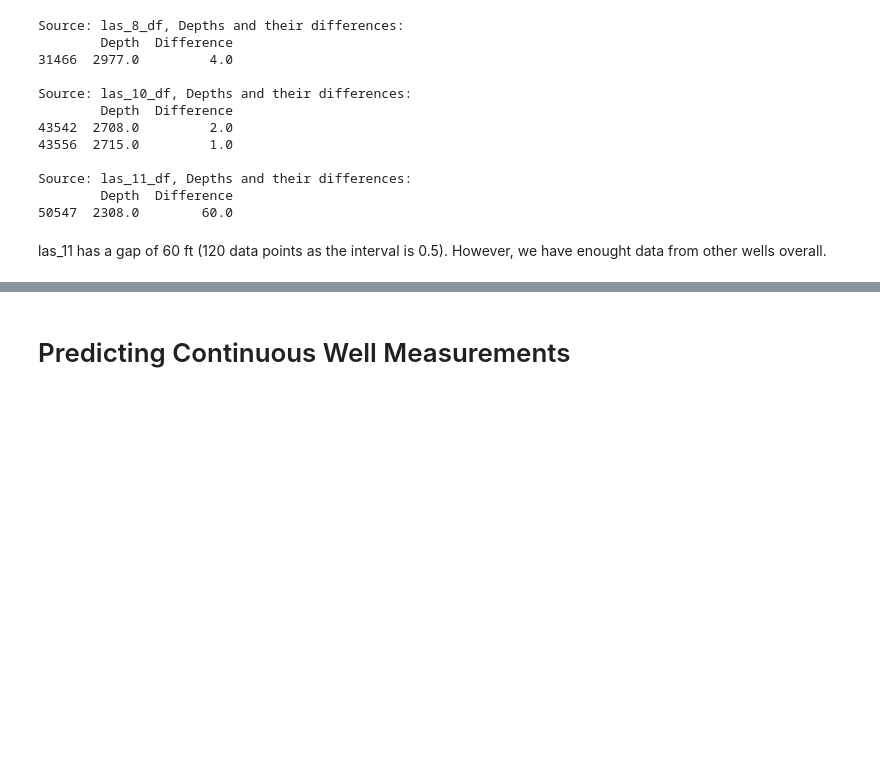
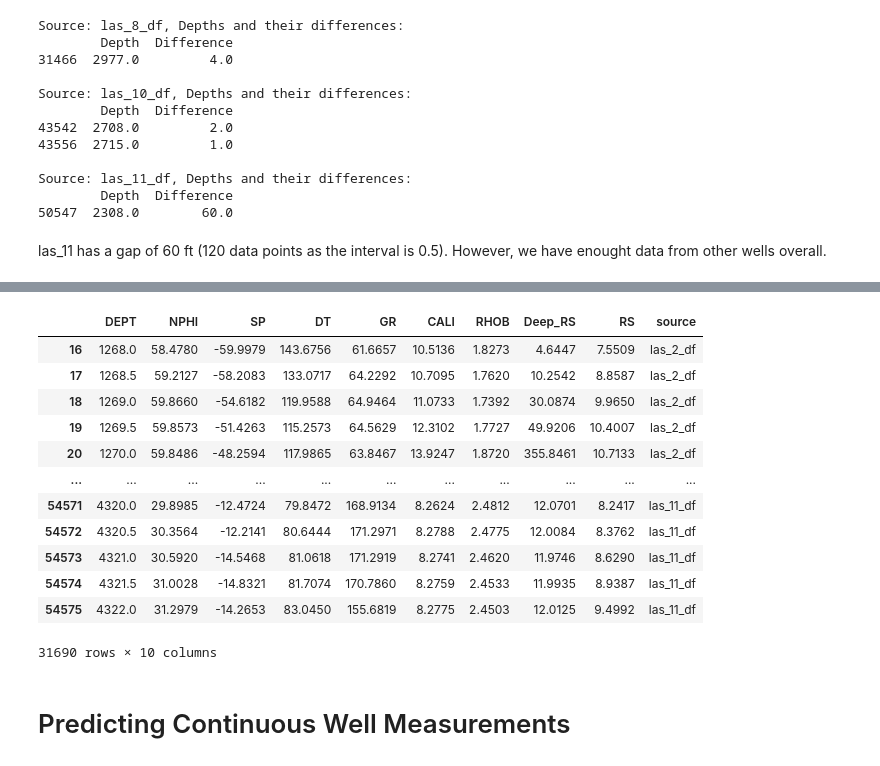
Before and after one commit to jcmefra/Petrophysics-Machine-Learning, a Jupyter notebook: notebook.ipynb, the cells around one changed output, grey strips where cells are left out. Cells and saved outputs as stored; diff of their text form; code cells hidden in the pictures; blank space fills up the shorter version.

```diff
--- a/notebook.ipynb
+++ b/notebook.ipynb
@@ -351,2 +467,18 @@ las_11 has a gap of 60 ft (120 data points as the interval is 0.5). However, we
+# %%
+combined_df
+# %% [output]
+|  | DEPT | NPHI | SP | DT | GR | CALI | RHOB | Deep_RS | RS | source |
+| 16 | 1268.0 | 58.4780 | -59.9979 | 143.6756 | 61.6657 | 10.5136 | 1.8273 | 4.6447 | 7.5509 | las_2_df |
+| 17 | 1268.5 | 59.2127 | -58.2083 | 133.0717 | 64.2292 | 10.7095 | 1.7620 | 10.2542 | 8.8587 | las_2_df |
+| 18 | 1269.0 | 59.8660 | -54.6182 | 119.9588 | 64.9464 | 11.0733 | 1.7392 | 30.0874 | 9.9650 | las_2_df |
+| 19 | 1269.5 | 59.8573 | -51.4263 | 115.2573 | 64.5629 | 12.3102 | 1.7727 | 49.9206 | 10.4007 | las_2_df |
+| 20 | 1270.0 | 59.8486 | -48.2594 | 117.9865 | 63.8467 | 13.9247 | 1.8720 | 355.8461 | 10.7133 | las_2_df |
+| ... | ... | ... | ... | ... | ... | ... | ... | ... | ... | ... |
+| 54571 | 4320.0 | 29.8985 | -12.4724 | 79.8472 | 168.9134 | 8.2624 | 2.4812 | 12.0701 | 8.2417 | las_11_df |
+| 54572 | 4320.5 | 30.3564 | -12.2141 | 80.6444 | 171.2971 | 8.2788 | 2.4775 | 12.0084 | 8.3762 | las_11_df |
+| 54573 | 4321.0 | 30.5920 | -14.5468 | 81.0618 | 171.2919 | 8.2741 | 2.4620 | 11.9746 | 8.6290 | las_11_df |
+| 54574 | 4321.5 | 31.0028 | -14.8321 | 81.7074 | 170.7860 | 8.2759 | 2.4533 | 11.9935 | 8.9387 | las_11_df |
+| 54575 | 4322.0 | 31.2979 | -14.2653 | 83.0450 | 155.6819 | 8.2775 | 2.4503 | 12.0125 | 9.4992 | las_11_df |
+31690 rows × 10 columns
 # %% [markdown]
 # Predicting Continuous Well Measurements
```
Also changed, not shown: parts of 9 cells of this notebook.
